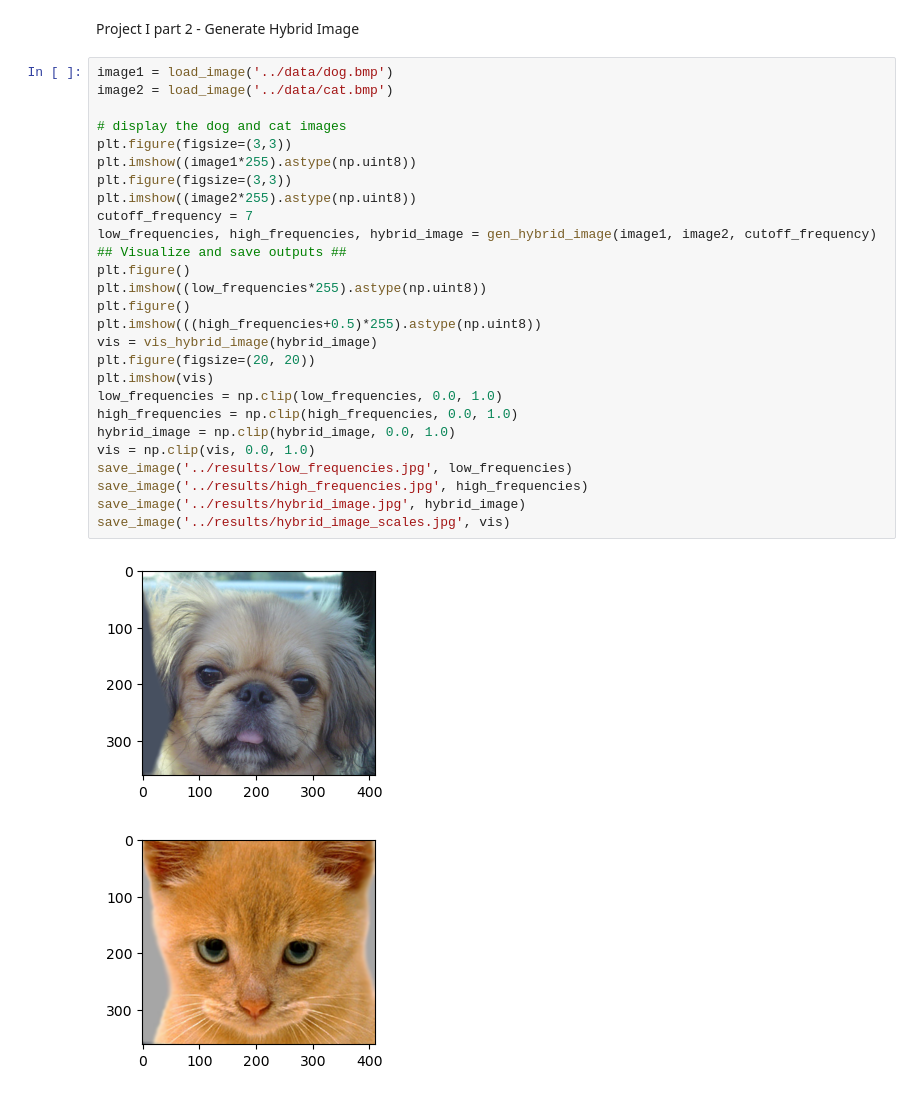
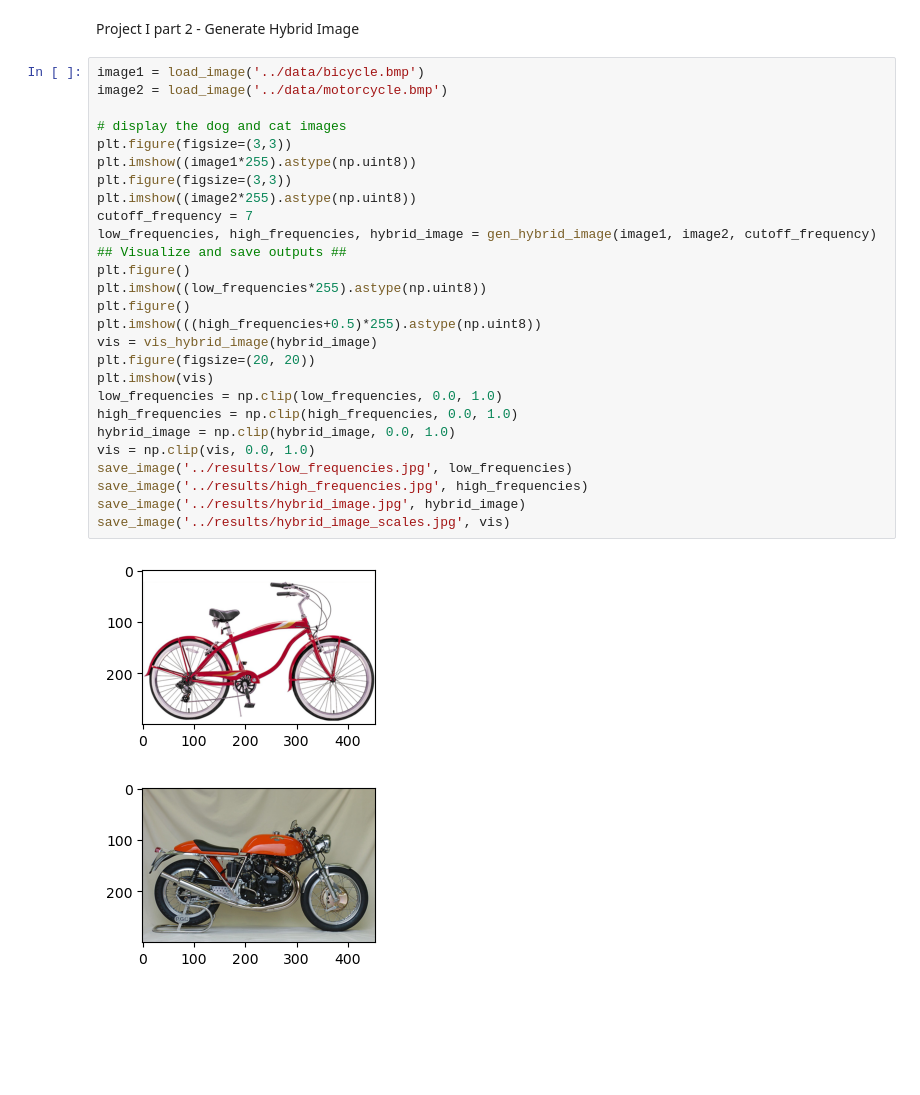
Before and after one commit to fickle809/cv_project, a Jupyter notebook: proj1：Image Filtering and Hybrid Images/code/proj1.ipynb, the cells around one changed output. Saved outputs shown, nothing was run; the diff lists cells and outputs as text; blank space fills up the shorter version.

```diff
--- a/proj1：Image Filtering and Hybrid Images/code/proj1.ipynb
+++ b/proj1：Image Filtering and Hybrid Images/code/proj1.ipynb
@@ -97,32 +97,32 @@ done = save_image(resultsDir + os.sep + 'high_pass_image.jpg', high_pass_image)
 # %% [markdown]
 Project I part 2 - Generate Hybrid Image
 # %%
-image1 = load_image('../data/dog.bmp')
-image2 = load_image('../data/cat.bmp')
+image1 = load_image('../data/bicycle.bmp')
+image2 = load_image('../data/motorcycle.bmp')
 
 # display the dog and cat images
 plt.figure(figsize=(3,3))
 plt.imshow((image1*255).astype(np.uint8))
 plt.figure(figsize=(3,3))
 plt.imshow((image2*255).astype(np.uint8))
 cutoff_frequency = 7
 low_frequencies, high_frequencies, hybrid_image = gen_hybrid_image(image1, image2, cutoff_frequency)
 ## Visualize and save outputs ##
 plt.figure()
 plt.imshow((low_frequencies*255).astype(np.uint8))
 plt.figure()
 plt.imshow(((high_frequencies+0.5)*255).astype(np.uint8))
 vis = vis_hybrid_image(hybrid_image)
 plt.figure(figsize=(20, 20))
 plt.imshow(vis)
 low_frequencies = np.clip(low_frequencies, 0.0, 1.0)
 high_frequencies = np.clip(high_frequencies, 0.0, 1.0)
 hybrid_image = np.clip(hybrid_image, 0.0, 1.0)
 vis = np.clip(vis, 0.0, 1.0)
 save_image('../results/low_frequencies.jpg', low_frequencies)
 save_image('../results/high_frequencies.jpg', high_frequencies)
 save_image('../results/hybrid_image.jpg', hybrid_image)
 save_image('../results/hybrid_image_scales.jpg', vis)
 # %% [output]
-[figure, old version]
+[figure, new version]
-[figure, old version]
+[figure, new version]
```
Also changed, not shown: parts of 1 cell of this notebook, 11 other files.
